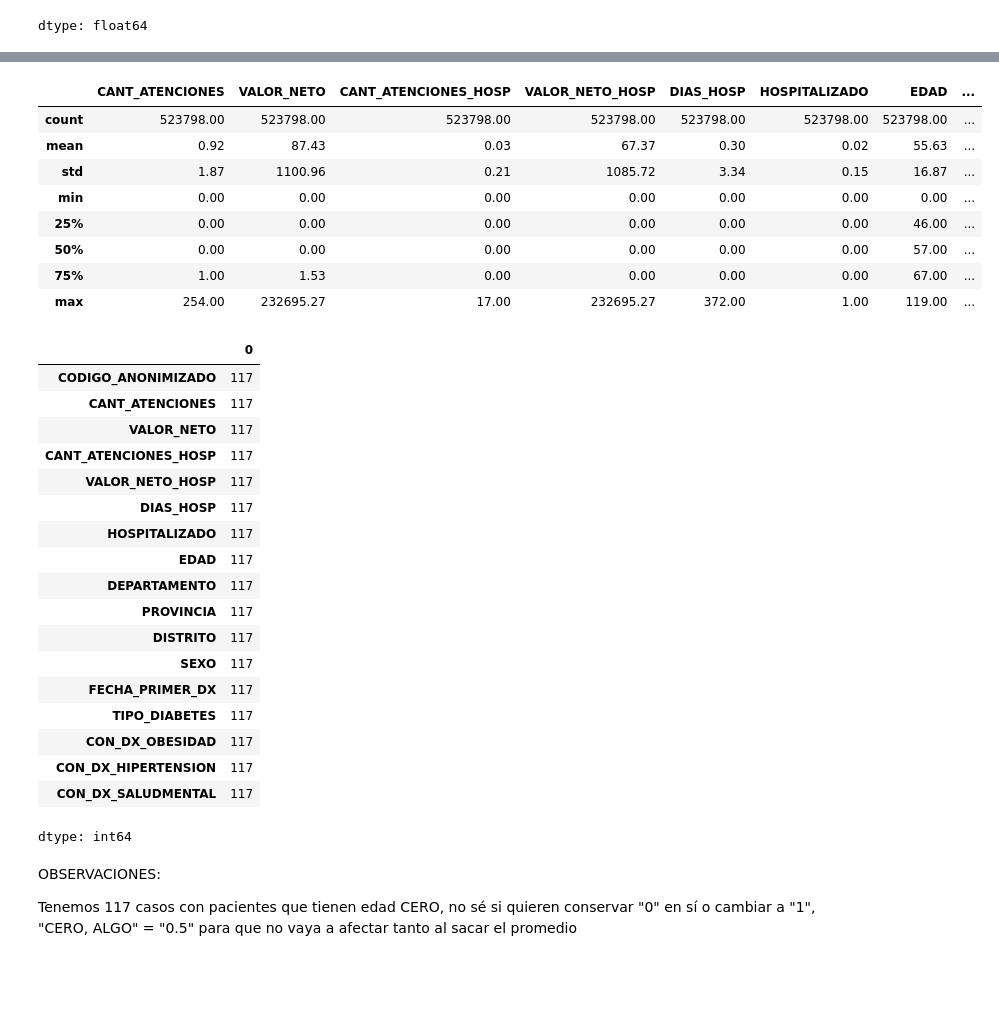
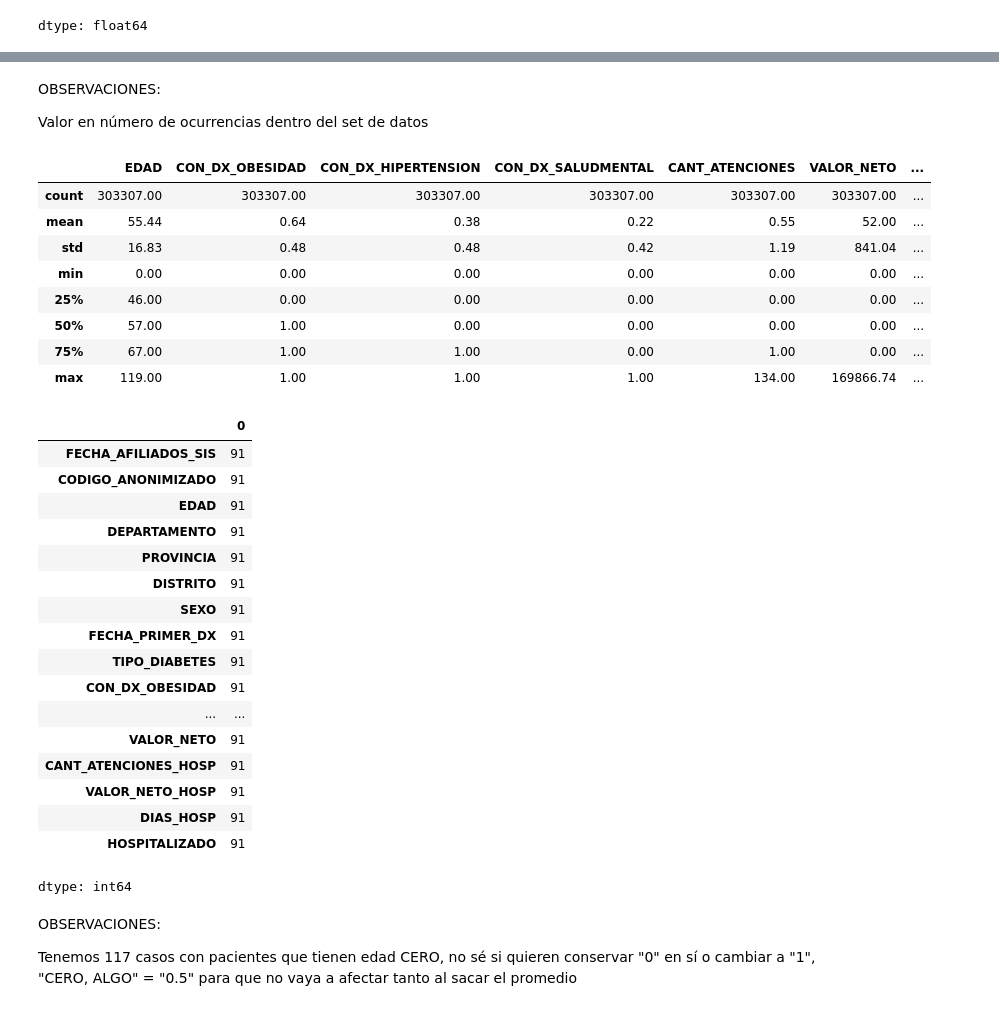
Before and after one commit to Sergius-DS/elecciOn_datasets, a Jupyter notebook: Dataset_Reducido.ipynb, the cells around one changed output, grey strips where cells are left out. Cells and saved outputs as stored; diff of their text form; code cells hidden in the pictures; blank space fills up the shorter version.

```diff
--- a/Dataset_Reducido.ipynb
+++ b/Dataset_Reducido.ipynb
@@ -39,2 +60,2 @@ ds.head(4)
 # %%
-ds[ds['FECHA_AFILIADOS_SIS'] == '2023-06-30']
+ds = ds[ds['FECHA_AFILIADOS_SIS'] >= '2023-09-01']
@@ -152,36 +124,39 @@ Por lo que se ve se mantendría la misma proporción quizás, de bajar fue uno q
+# %% [markdown]
+OBSERVACIONES:
+
+Valor en número de ocurrencias dentro del set de datos
 # %%
-aggregado_ds.describe()
+ds.describe()
 # %% [output]
-|  | CANT_ATENCIONES | VALOR_NETO | CANT_ATENCIONES_HOSP | VALOR_NETO_HOSP | DIAS_HOSP | HOSPITALIZADO | EDAD | ... |
-| count | 523798.00 | 523798.00 | 523798.00 | 523798.00 | 523798.00 | 523798.00 | 523798.00 | ... |
-| mean | 0.92 | 87.43 | 0.03 | 67.37 | 0.30 | 0.02 | 55.63 | ... |
-| std | 1.87 | 1100.96 | 0.21 | 1085.72 | 3.34 | 0.15 | 16.87 | ... |
-| min | 0.00 | 0.00 | 0.00 | 0.00 | 0.00 | 0.00 | 0.00 | ... |
-| 25% | 0.00 | 0.00 | 0.00 | 0.00 | 0.00 | 0.00 | 46.00 | ... |
-| 50% | 0.00 | 0.00 | 0.00 | 0.00 | 0.00 | 0.00 | 57.00 | ... |
-| 75% | 1.00 | 1.53 | 0.00 | 0.00 | 0.00 | 0.00 | 67.00 | ... |
-| max | 254.00 | 232695.27 | 17.00 | 232695.27 | 372.00 | 1.00 | 119.00 | ... |
+|  | EDAD | CON_DX_OBESIDAD | CON_DX_HIPERTENSION | CON_DX_SALUDMENTAL | CANT_ATENCIONES | VALOR_NETO | ... |
+| count | 303307.00 | 303307.00 | 303307.00 | 303307.00 | 303307.00 | 303307.00 | ... |
+| mean | 55.44 | 0.64 | 0.38 | 0.22 | 0.55 | 52.00 | ... |
+| std | 16.83 | 0.48 | 0.48 | 0.42 | 1.19 | 841.04 | ... |
+| min | 0.00 | 0.00 | 0.00 | 0.00 | 0.00 | 0.00 | ... |
+| 25% | 46.00 | 0.00 | 0.00 | 0.00 | 0.00 | 0.00 | ... |
+| 50% | 57.00 | 1.00 | 0.00 | 0.00 | 0.00 | 0.00 | ... |
+| 75% | 67.00 | 1.00 | 1.00 | 0.00 | 1.00 | 0.00 | ... |
+| max | 119.00 | 1.00 | 1.00 | 1.00 | 134.00 | 169866.74 | ... |
 # %%
-aggregado_ds[aggregado_ds['EDAD'] == 0].count()
+ds[ds['EDAD'] == 0].count()
 # %% [output]
 |  | 0 |
-| CODIGO_ANONIMIZADO | 117 |
-| CANT_ATENCIONES | 117 |
-| VALOR_NETO | 117 |
-| CANT_ATENCIONES_HOSP | 117 |
-| VALOR_NETO_HOSP | 117 |
-| DIAS_HOSP | 117 |
-| HOSPITALIZADO | 117 |
-| EDAD | 117 |
-| DEPARTAMENTO | 117 |
-| PROVINCIA | 117 |
-| DISTRITO | 117 |
-| SEXO | 117 |
-| FECHA_PRIMER_DX | 117 |
-| TIPO_DIABETES | 117 |
-| CON_DX_OBESIDAD | 117 |
-| CON_DX_HIPERTENSION | 117 |
-| CON_DX_SALUDMENTAL | 117 |
+| FECHA_AFILIADOS_SIS | 91 |
+| CODIGO_ANONIMIZADO | 91 |
+| EDAD | 91 |
+| DEPARTAMENTO | 91 |
+| PROVINCIA | 91 |
+| DISTRITO | 91 |
+| SEXO | 91 |
+| FECHA_PRIMER_DX | 91 |
+| TIPO_DIABETES | 91 |
+| CON_DX_OBESIDAD | 91 |
+| ... | ... |
+| VALOR_NETO | 91 |
+| CANT_ATENCIONES_HOSP | 91 |
+| VALOR_NETO_HOSP | 91 |
+| DIAS_HOSP | 91 |
+| HOSPITALIZADO | 91 |
 dtype: int64
 # %% [markdown]
 OBSERVACIONES:
```
Also changed, not shown: parts of 15 cells of this notebook.
